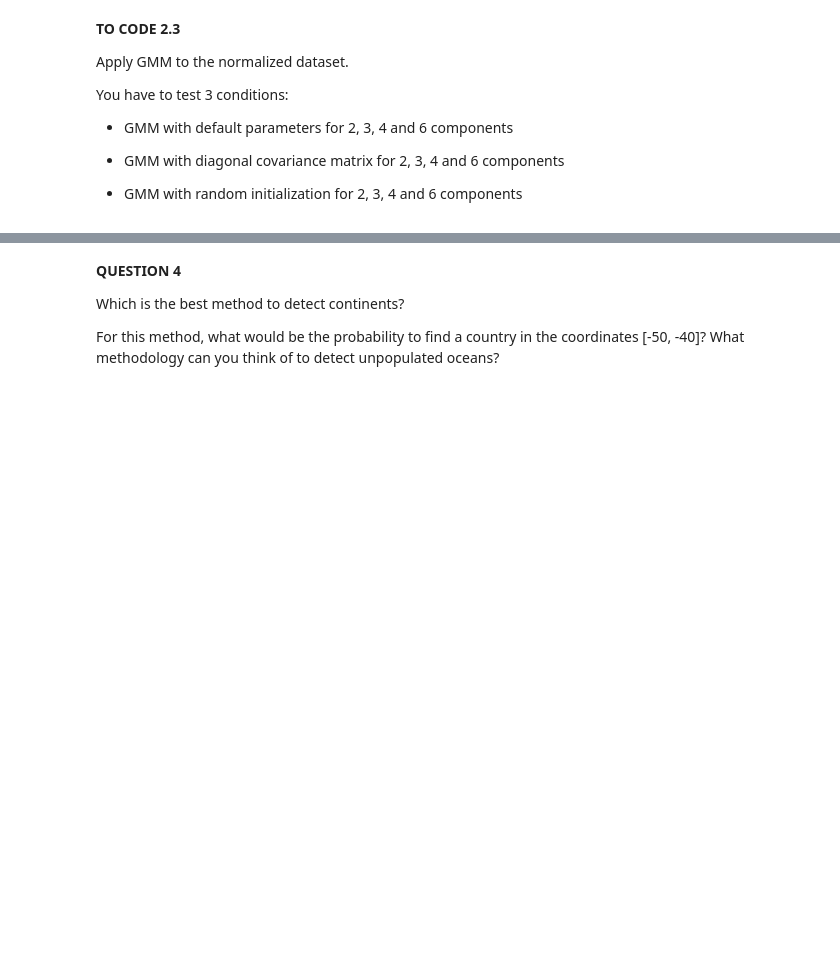
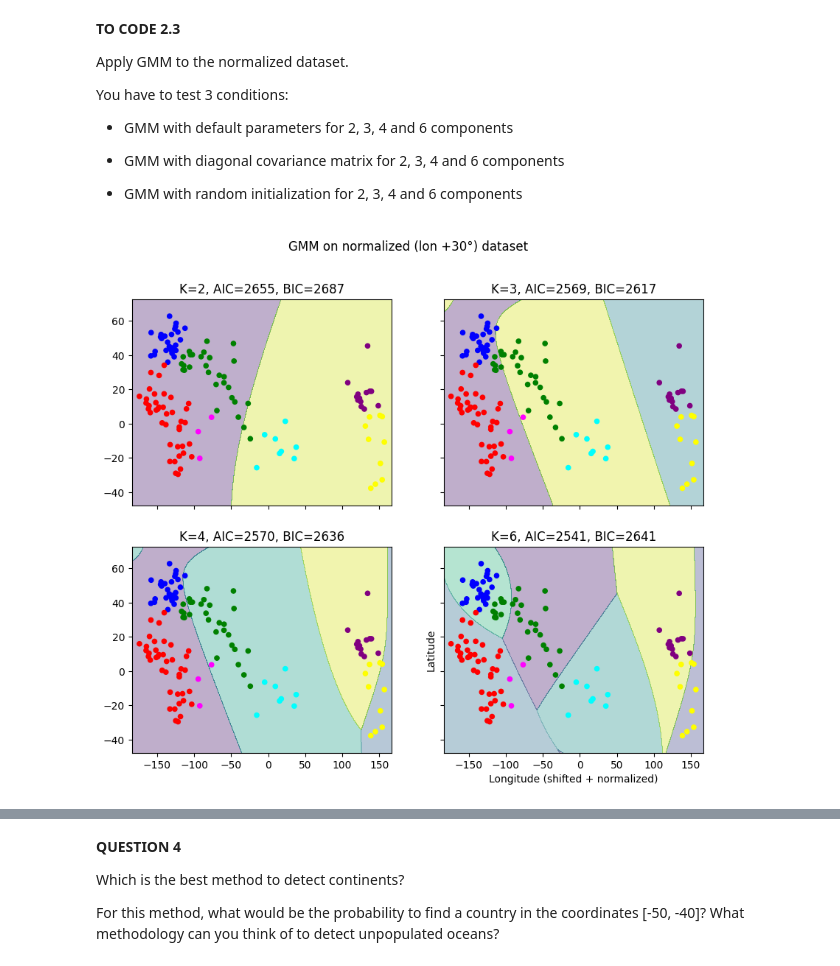
Before and after one commit to PailBoy/TP_machine_learning, a Jupyter notebook: TP1/TP1_Clustering.ipynb, the cells around one changed output, grey strips where cells are left out. Saved outputs shown, nothing was run; the diff lists cells and outputs as text; code cells hidden in the pictures; blank space fills up the shorter version.

```diff
--- a/TP1/TP1_Clustering.ipynb
+++ b/TP1/TP1_Clustering.ipynb
@@ -171,0 +228,38 @@ You have to test 3 conditions:
+# %%
+
+x_min, x_max = np1_shifted[:, 0].min() - 10, np1_shifted[:, 0].max() + 10
+y_min, y_max = np1_shifted[:, 1].min() - 10, np1_shifted[:, 1].max() + 10
+xx, yy = np.meshgrid(np.arange(x_min, x_max, 0.1),
+                     np.arange(y_min, y_max, 0.1))
+
+
+Ks = [2, 3, 4, 6]
+gmms = [GaussianMixture(n_components=k).fit(np1_shifted) for k in Ks]
+
+
+
+
+fig, axarr = plt.subplots(2, 2, sharex='col', sharey='row', figsize=(10, 8))
+
+for idx, k, gm in zip(product([0, 1], [0, 1]), Ks, gmms):
+
+    Z = gm.predict(np.c_[xx.ravel(), yy.ravel()]).reshape(xx.shape)
+
+    y_pred = gm.predict(np1_shifted)
+
+
+    ax = axarr[idx[0], idx[1]]
+    ax.contourf(xx, yy, Z, alpha=0.35)
+    ax.scatter(np1_shifted[:, 0], np1_shifted[:, 1], c=np_Y, s=20, cmap=matplotlib.colors.ListedColormap(['red','green','blue','purple','yellow','magenta','cyan']))
+
+
+    aic = gm.aic(np1_shifted)
+    bic = gm.bic(np1_shifted)
+    ax.set_title(f"K={k}, AIC={aic:.0f}, BIC={bic:.0f}")
+
+fig.suptitle("GMM on normalized (lon +30°) dataset", y=0.98)
+plt.xlabel("Longitude (shifted + normalized)")
+plt.ylabel("Latitude")
+plt.show()
+# %% [output]
+[figure, added]
```
Also changed, not shown: parts of 24 cells of this notebook.
